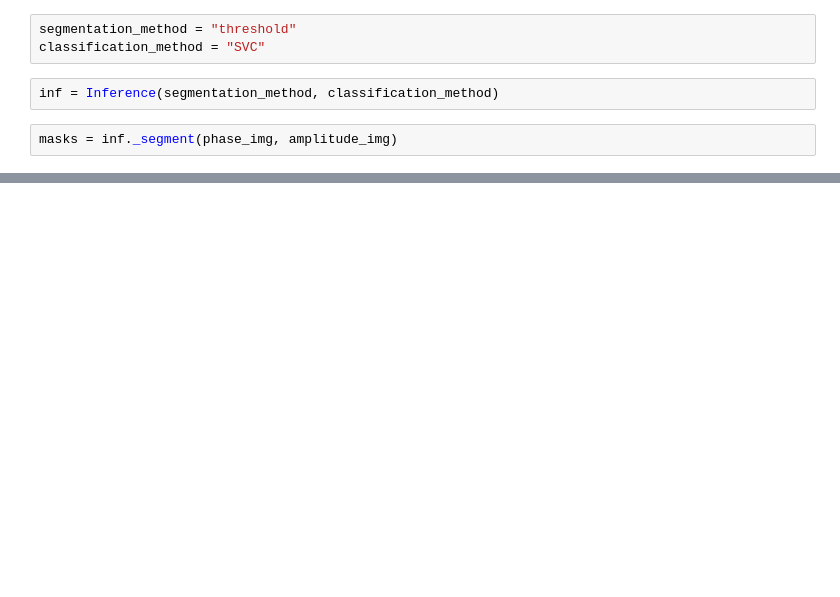
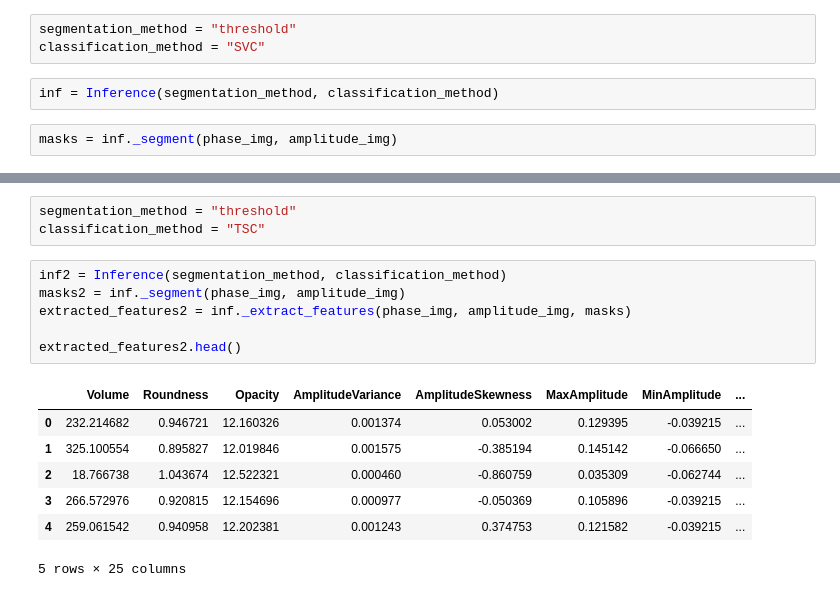
Before and after one commit to RaiBP/cell-estimator, a Jupyter notebook: app/backend/pipeline/test_inference.ipynb, the cells around one changed output, grey strips where cells are left out. Saved outputs shown, nothing was run; the diff lists cells and outputs as text; blank space fills up the shorter version.

Commit message:
Tested ThreeStepClassification for performing inference on individual images

```diff
--- a/app/backend/pipeline/test_inference.ipynb
+++ b/app/backend/pipeline/test_inference.ipynb
@@ -54,0 +64,17 @@ print(probabilities)
+# %%
+segmentation_method = "threshold"
+classification_method = "TSC"
+# %%
+inf2 = Inference(segmentation_method, classification_method)
+masks2 = inf._segment(phase_img, amplitude_img)
+extracted_features2 = inf._extract_features(phase_img, amplitude_img, masks)
+
+extracted_features2.head()
+# %% [output]
+|  | Volume | Roundness | Opacity | AmplitudeVariance | AmplitudeSkewness | MaxAmplitude | MinAmplitude | ... |
+| 0 | 232.214682 | 0.946721 | 12.160326 | 0.001374 | 0.053002 | 0.129395 | -0.039215 | ... |
+| 1 | 325.100554 | 0.895827 | 12.019846 | 0.001575 | -0.385194 | 0.145142 | -0.066650 | ... |
+| 2 | 18.766738 | 1.043674 | 12.522321 | 0.000460 | -0.860759 | 0.035309 | -0.062744 | ... |
+| 3 | 266.572976 | 0.920815 | 12.154696 | 0.000977 | -0.050369 | 0.105896 | -0.039215 | ... |
+| 4 | 259.061542 | 0.940958 | 12.202381 | 0.001243 | 0.374753 | 0.121582 | -0.039215 | ... |
+5 rows × 25 columns
```
Also changed, not shown: parts of 11 cells of this notebook.
